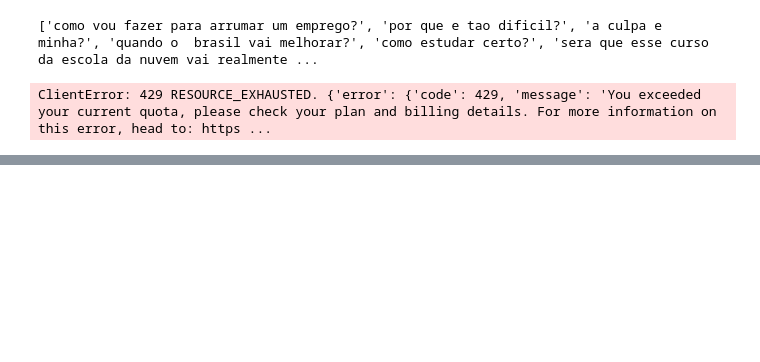
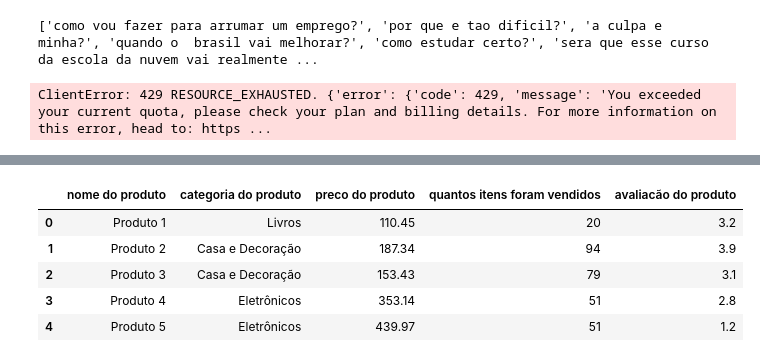
Before and after one commit to Aiyato/testes-colab, a Jupyter notebook: Aula02_completa.ipynb, the cells around one changed output, grey strips where cells are left out. Saved outputs shown, nothing was run; the diff lists cells and outputs as text; code cells hidden in the pictures; blank space fills up the shorter version.

```diff
--- a/Aula02_completa.ipynb
+++ b/Aula02_completa.ipynb
@@ -572,0 +550,42 @@ novo_df
+# %%
+import pandas as pd
+import numpy as np
+import random
+
+# Gerar 50 linhas de dados
+num_rows = 50
+
+# Nomes de produtos (exemplo)
+product_names = [f'Produto {i+1}' for i in range(num_rows)]
+
+# Categorias de produtos (exemplo)
+categories = ['Eletrônicos', 'Roupas', 'Alimentos', 'Livros', 'Casa e Decoração']
+product_categories = random.choices(categories, k=num_rows)
+
+# Preço do produto (entre 10.00 e 500.00)
+product_prices = np.round(np.random.uniform(10.00, 500.00, num_rows), 2)
+
+# Quantidade de itens vendidos (entre 1 e 100)
+items_sold = np.random.randint(1, 101, num_rows)
+
+# Avaliação do produto (entre 1.0 e 5.0)
+product_ratings = np.round(np.random.uniform(1.0, 5.0, num_rows), 1)
+
+# Criar o DataFrame
+df_produtos = pd.DataFrame({
+    'nome do produto': product_names,
+    'categoria do produto': product_categories,
+    'preco do produto': product_prices,
+    'quantos itens foram vendidos': items_sold,
+    'avaliacão do produto': product_ratings
+})
+
+# Exibir as primeiras 5 linhas do DataFrame
+display(df_produtos.head())
+# %% [output]
+|  | nome do produto | categoria do produto | preco do produto | quantos itens foram vendidos | avaliacão do produto |
+| 0 | Produto 1 | Livros | 110.45 | 20 | 3.2 |
+| 1 | Produto 2 | Casa e Decoração | 187.34 | 94 | 3.9 |
+| 2 | Produto 3 | Casa e Decoração | 153.43 | 79 | 3.1 |
+| 3 | Produto 4 | Eletrônicos | 353.14 | 51 | 2.8 |
+| 4 | Produto 5 | Eletrônicos | 439.97 | 51 | 1.2 |
```
Also changed, not shown: parts of 9 cells of this notebook.
